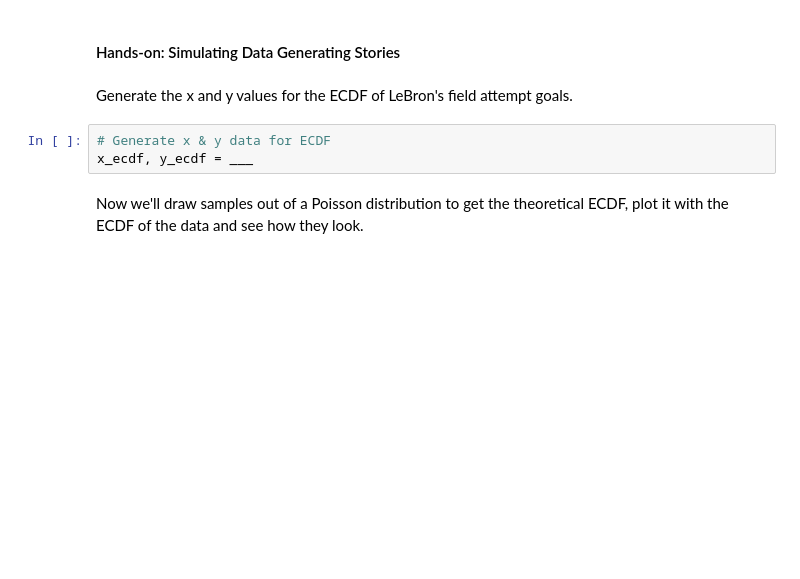
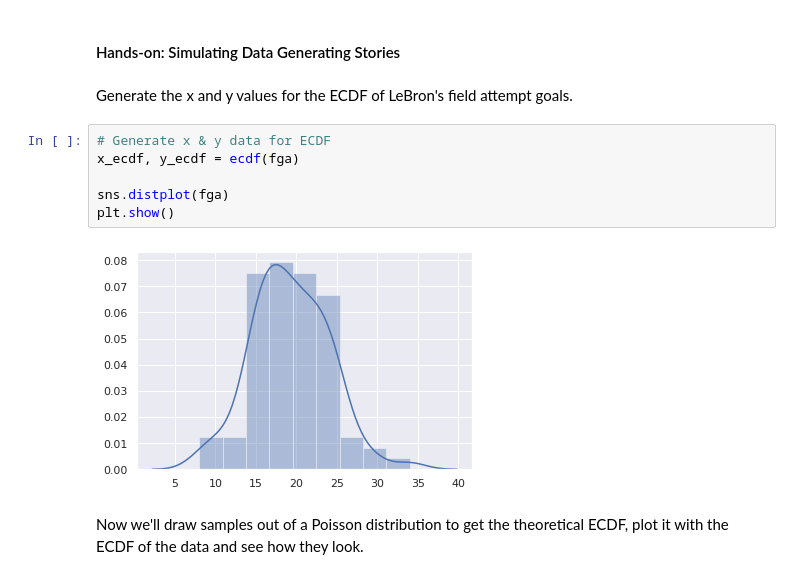
Before and after one commit to fabriquant/bayesian-stats-modelling-tutorial, a Jupyter notebook: notebooks/01a-student-probability-simulation.ipynb, the cells around one changed output. Drawn from its saved outputs; the diff is of its cells as text; blank space fills up the shorter version.

```diff
--- a/notebooks/01a-student-probability-simulation.ipynb
+++ b/notebooks/01a-student-probability-simulation.ipynb
@@ -348,7 +355,12 @@ To show that this LeBron's attempts are ~ Poisson distributed, you're now going
 Generate the x and y values for the ECDF of LeBron's field attempt goals.
 # %%
 # Generate x & y data for ECDF
-x_ecdf, y_ecdf = ___
+x_ecdf, y_ecdf = ecdf(fga)
+
+sns.distplot(fga)
+plt.show()
+# %% [output]
+[figure, added]
 # %% [markdown]
 Now we'll draw samples out of a Poisson distribution to get the theoretical ECDF, plot it with the ECDF of the data and see how they look.
 # %%
```
Also changed, not shown: parts of 21 cells of this notebook.
